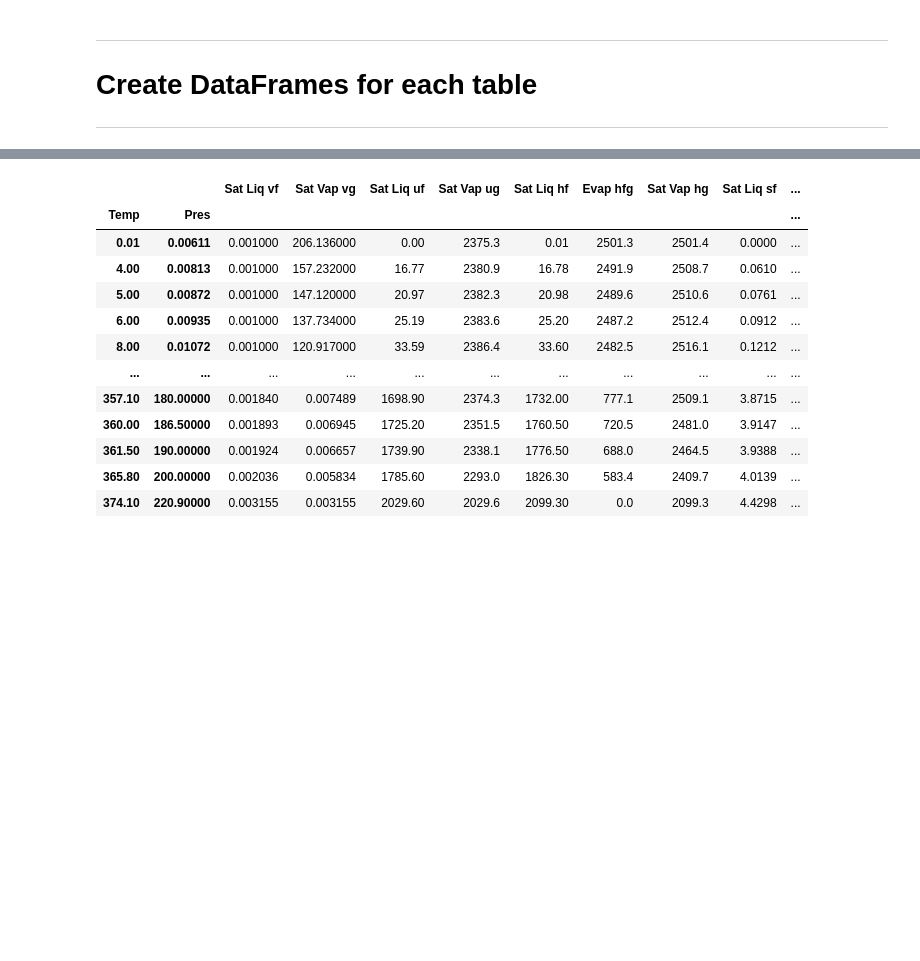
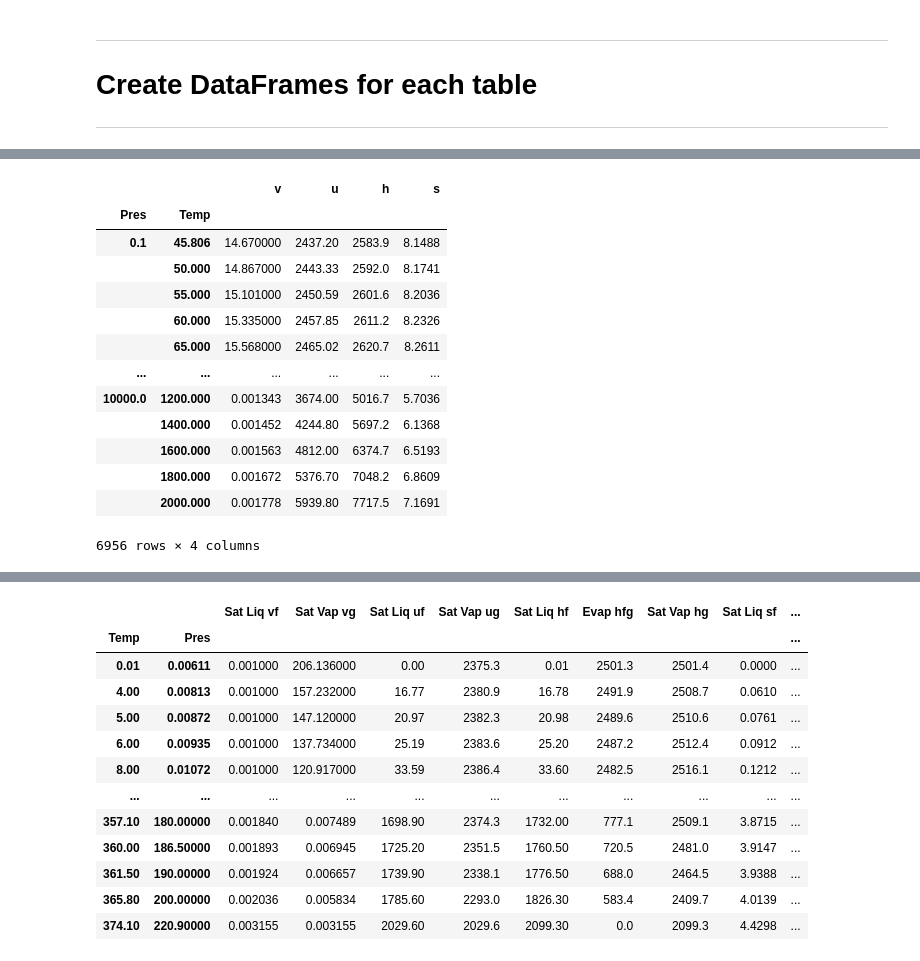
Before and after one commit to kentoabeywardane/SteamTableCalculator, a Jupyter notebook: Steam Table Calculator.ipynb, the cells around one changed output, grey strips where cells are left out. Cells and saved outputs as stored; diff of their text form; code cells hidden in the pictures; blank space fills up the shorter version.

```diff
--- a/Steam Table Calculator.ipynb
+++ b/Steam Table Calculator.ipynb
@@ -521,0 +605,17 @@ SupWat2 = SupWatnewtable(SupWat2)
+# %%
+NIST_sup
+# %% [output]
+|  |  | v | u | h | s |
+| Pres | Temp |  |  |  |  |
+| 0.1 | 45.806 | 14.670000 | 2437.20 | 2583.9 | 8.1488 |
+|  | 50.000 | 14.867000 | 2443.33 | 2592.0 | 8.1741 |
+|  | 55.000 | 15.101000 | 2450.59 | 2601.6 | 8.2036 |
+|  | 60.000 | 15.335000 | 2457.85 | 2611.2 | 8.2326 |
+|  | 65.000 | 15.568000 | 2465.02 | 2620.7 | 8.2611 |
+| ... | ... | ... | ... | ... | ... |
+| 10000.0 | 1200.000 | 0.001343 | 3674.00 | 5016.7 | 5.7036 |
+|  | 1400.000 | 0.001452 | 4244.80 | 5697.2 | 6.1368 |
+|  | 1600.000 | 0.001563 | 4812.00 | 6374.7 | 6.5193 |
+|  | 1800.000 | 0.001672 | 5376.70 | 7048.2 | 6.8609 |
+|  | 2000.000 | 0.001778 | 5939.80 | 7717.5 | 7.1691 |
+6956 rows × 4 columns
```
Also changed, not shown: parts of 8 cells of this notebook, 5 other files.
